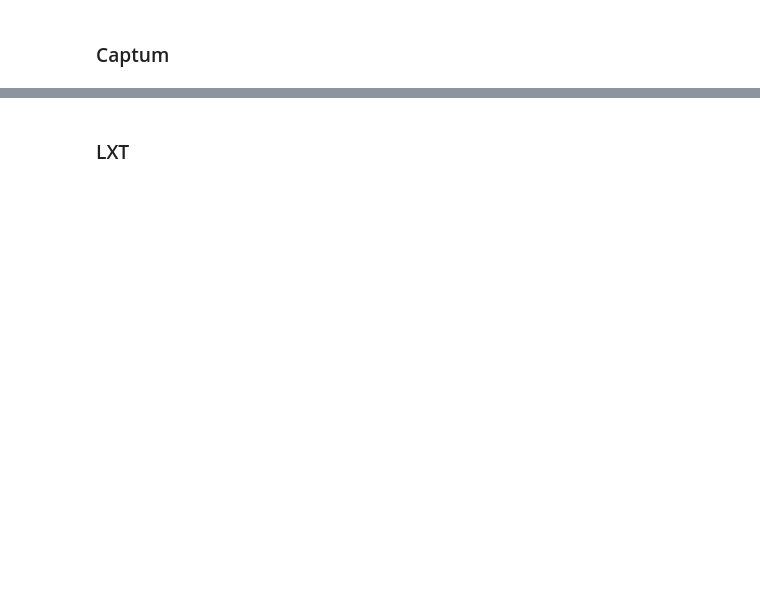
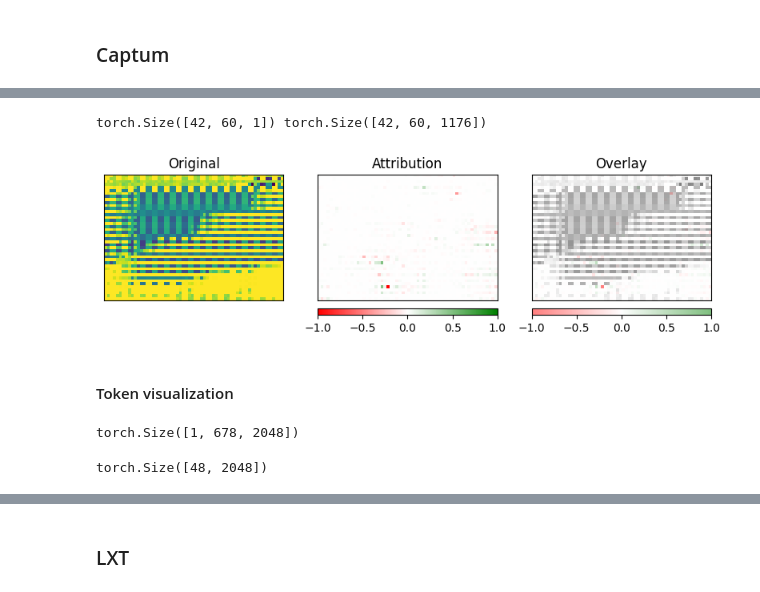
Before and after one commit to serval-uni-lu/xai-vdoc-benchmark, a Jupyter notebook: test.ipynb, the cells around one changed output, grey strips where cells are left out. Saved outputs shown, nothing was run; the diff lists cells and outputs as text; code cells hidden in the pictures; blank space fills up the shorter version.

```diff
--- a/test.ipynb
+++ b/test.ipynb
@@ -1901,0 +2647,46 @@ def get_attributions_plot(inpts, target, model_wrapper,
+# %%
+import matplotlib.pyplot as plt
+from captum.attr import visualization
+
+
+def show_pixel_attribution_captum(pixel_values, pixel_attr,
+                                  image_grid_thw, cmap="gray"):
+    grid_t, grid_h, grid_w = image_grid_thw
+
+    # build coarse map from pixel_values (same as gray version)
+    pv_attr = pixel_attr.reshape(grid_t, grid_h, grid_w, -1)[0]
+    # heat_2d = pv_attr.mean(axis=-1)
+    # heat_2d = (heat_2d - heat_2d.min()) / (heat_2d.max() - heat_2d.min() + 1e-8)
+
+    # build coarse map from pixel_values (same as gray version)
+    pv = pixel_values.reshape(grid_t, grid_h, grid_w, -1)[0]
+    pv = pv.mean(axis=-1).unsqueeze(2)
+    # pv = (pv - pv.min()) / (pv.max() - pv.min() + 1e-8)
+
+    # size of the resized image inside the processor
+    # resized_H = grid_h * patch_size
+    # resized_W = grid_w * patch_size
+    print(pv.shape, pv_attr.shape)
+
+
+# --- 5. Use Captum's visualize_image_attr_multiple ---
+    visualization.visualize_image_attr_multiple(
+        pv_attr.cpu().detach().numpy(),
+        pv.cpu().detach().numpy(),
+        methods=["original_image", "heat_map", "blended_heat_map"],
+        signs=["all", "all", "all"],
+        show_colorbar=True,
+        titles=["Original", "Attribution", "Overlay"],
+    )
+# %%
+show_pixel_attribution_captum(pixel_values, pixel_attr,
+                                  image_grid_thw[0], cmap="gray")
+# %% [output]
+torch.Size([42, 60, 1]) torch.Size([42, 60, 1176])
+[figure, added]
+# %% [markdown]
+#### Token visualization
+# %%
+attributions[0].shape
+# %% [output]
+torch.Size([1, 678, 2048])
@@ -1901,0 +2698,4 @@ def get_attributions_plot(inpts, target, model_wrapper,
+# %%
+attributions[0][token_mask].shape
+# %% [output]
+torch.Size([48, 2048])
```
Also changed, not shown: parts of 144 cells of this notebook, 5 other files.
